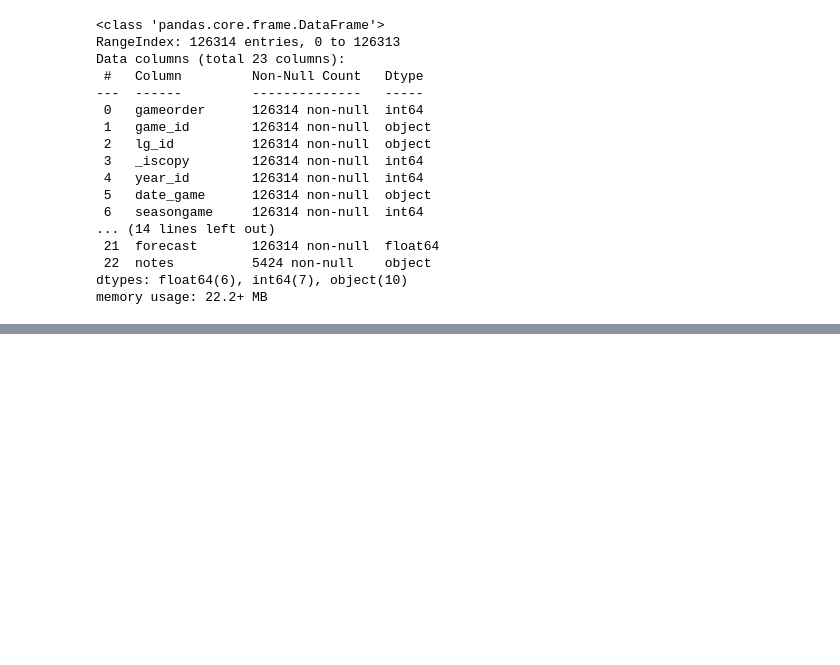
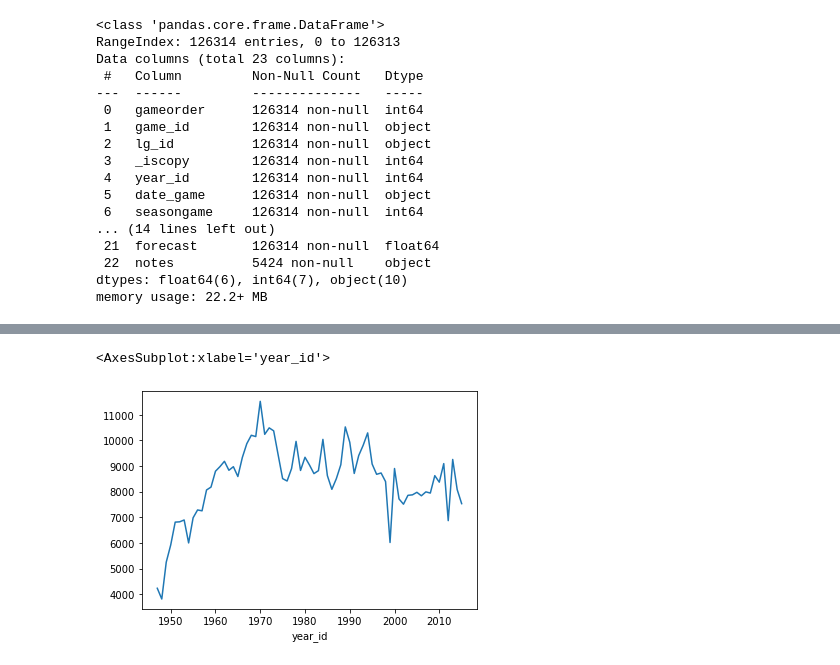
Before and after one commit to bayazidbh/H8_58, a Jupyter notebook: jupyter/Session05/practice05.ipynb, the cells around one changed output, grey strips where cells are left out. Cells and saved outputs as stored; diff of their text form; code cells hidden in the pictures; blank space fills up the shorter version.

```diff
--- a/jupyter/Session05/practice05.ipynb
+++ b/jupyter/Session05/practice05.ipynb
@@ -86,0 +522,2 @@ Name: team_id, Length: 104, dtype: int64
+# %%
+nba["difference"] = df.pts - df.opp_pts
@@ -86,0 +562,5 @@ Name: team_id, Length: 104, dtype: int64
+# %%
+elo_columns = ["elo_i", "elo_n", "opp_elo_i", "opp_elo_n"]
+nba.drop(elo_columns, inplace=True, axis=1)
+
+## axis 1 = ada di kolom, axis 0 = ada di baris, inplace True berarti disimpan kembali ke variable nba, inplace False operasi jadi sementara
@@ -86,0 +591,2 @@ Name: team_id, Length: 104, dtype: int64
+# %%
+nba["date_game"] = pd.to_datetime(nba["date_game"])
@@ -86,0 +630,2 @@ Name: team_id, Length: 104, dtype: int64
+# %%
+nba["game_location"] = pd.Categorical(nba["game_location"])
@@ -86,0 +827,5 @@ Name: team_id, Length: 104, dtype: int64
+# %%
+nba[nba["fran_id"] == "Knicks"].groupby("year_id")["pts"].sum().plot()
+# %% [output]
+<AxesSubplot:xlabel='year_id'>
+[figure, added]
```
Also changed, not shown: parts of 95 cells of this notebook, 2 other files.
